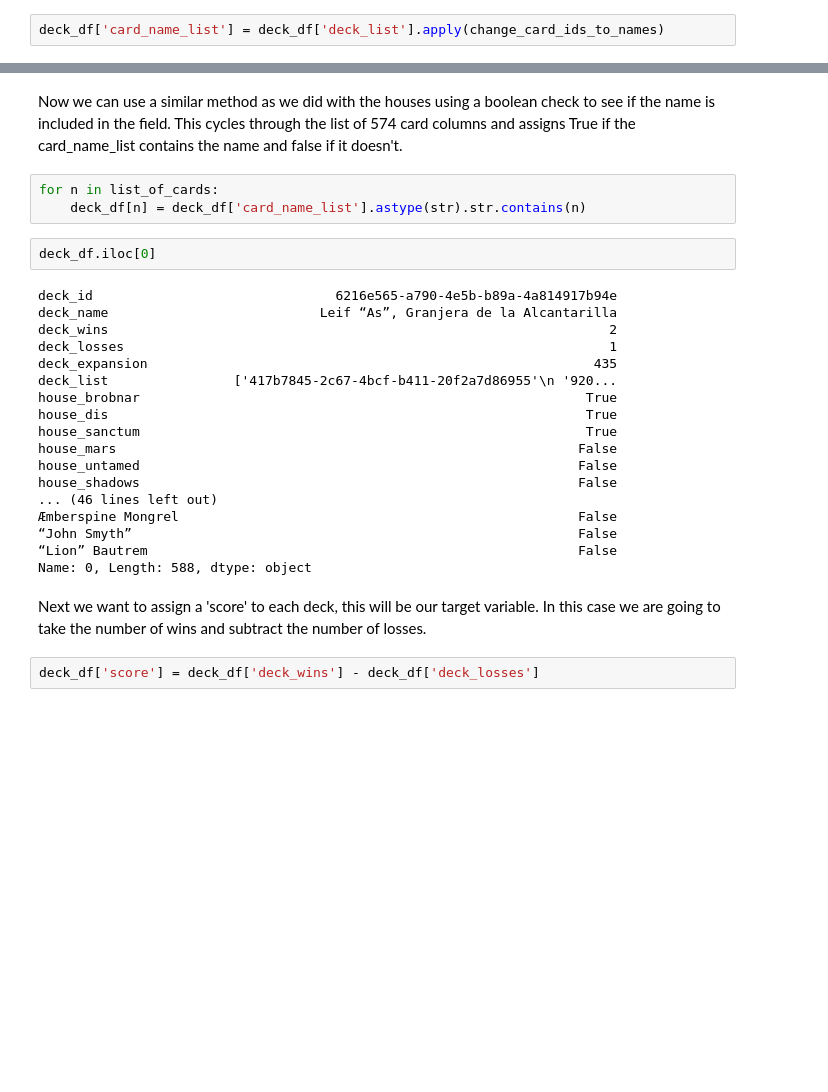
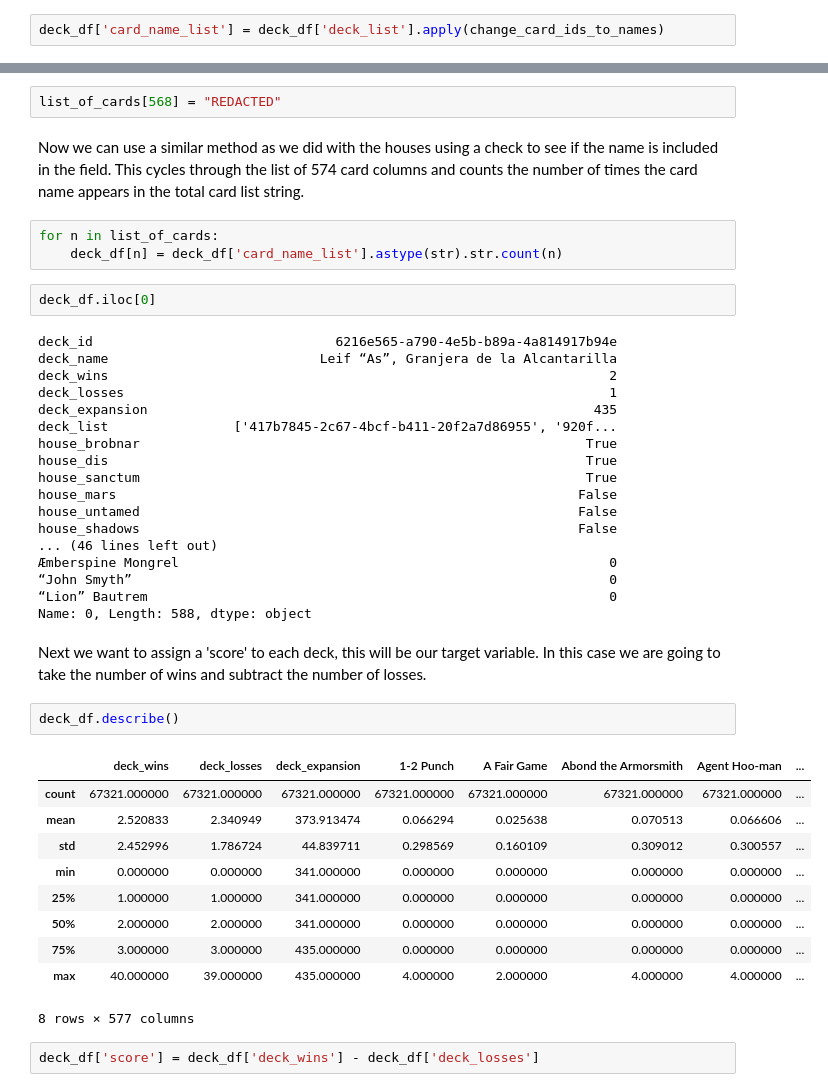
Before and after one commit to barrysheppard/B8IT110-Project, a Jupyter notebook: 02_tidy.ipynb, the cells around one changed output, grey strips where cells are left out. Drawn from its saved outputs; the diff is of its cells as text; blank space fills up the shorter version.

```diff
--- a/02_tidy.ipynb
+++ b/02_tidy.ipynb
@@ -160,8 +162,10 @@ Name: 0, dtype: object
+# %%
+list_of_cards[568] = "REDACTED"
 # %% [markdown]
-Now we can use a similar method as we did with the houses using a boolean check to see if the name is included in the field. This cycles through the list of 574 card columns and assigns True if the card_name_list contains the name and false if it doesn't.
+Now we can use a similar method as we did with the houses using a check to see if the name is included in the field. This cycles through the list of 574 card columns and counts the number of times the card name appears in the total card list string.
 # %%
 for n in list_of_cards:
-    deck_df[n] = deck_df['card_name_list'].astype(str).str.contains(n)
+    deck_df[n] = deck_df['card_name_list'].astype(str).str.count(n)
 # %%
 deck_df.iloc[0]
 # %% [output]
@@ -170,7 +174,7 @@ deck_name                           Leif “As”, Granjera de la Alcantarilla
 deck_wins                                                                2
 deck_losses                                                              1
 deck_expansion                                                         435
-deck_list                ['417b7845-2c67-4bcf-b411-20f2a7d86955'\n '920...
+deck_list                ['417b7845-2c67-4bcf-b411-20f2a7d86955', '920f...
 house_brobnar                                                         True
 house_dis                                                             True
 house_sanctum                                                         True
@@ -178,12 +182,25 @@ house_mars                                                           False
 house_untamed                                                        False
 house_shadows                                                        False
 ... (46 lines left out)
-Æmberspine Mongrel                                                   False
-“John Smyth”                                                         False
-“Lion” Bautrem                                                       False
+Æmberspine Mongrel                                                       0
+“John Smyth”                                                             0
+“Lion” Bautrem                                                           0
 Name: 0, Length: 588, dtype: object
 # %% [markdown]
 Next we want to assign a 'score' to each deck, this will be our target variable. In this case we are going to take the number of wins and subtract the number of losses.
+# %%
+deck_df.describe()
+# %% [output]
+|  | deck_wins | deck_losses | deck_expansion | 1-2 Punch | A Fair Game | Abond the Armorsmith | Agent Hoo-man | ... |
+| count | 67321.000000 | 67321.000000 | 67321.000000 | 67321.000000 | 67321.000000 | 67321.000000 | 67321.000000 | ... |
+| mean | 2.520833 | 2.340949 | 373.913474 | 0.066294 | 0.025638 | 0.070513 | 0.066606 | ... |
+| std | 2.452996 | 1.786724 | 44.839711 | 0.298569 | 0.160109 | 0.309012 | 0.300557 | ... |
+| min | 0.000000 | 0.000000 | 341.000000 | 0.000000 | 0.000000 | 0.000000 | 0.000000 | ... |
+| 25% | 1.000000 | 1.000000 | 341.000000 | 0.000000 | 0.000000 | 0.000000 | 0.000000 | ... |
+| 50% | 2.000000 | 2.000000 | 341.000000 | 0.000000 | 0.000000 | 0.000000 | 0.000000 | ... |
+| 75% | 3.000000 | 3.000000 | 435.000000 | 0.000000 | 0.000000 | 0.000000 | 0.000000 | ... |
+| max | 40.000000 | 39.000000 | 435.000000 | 4.000000 | 2.000000 | 4.000000 | 4.000000 | ... |
+8 rows × 577 columns
 # %%
 deck_df['score'] = deck_df['deck_wins'] - deck_df['deck_losses']
 # %%
```
Also changed, not shown: parts of 6 cells of this notebook.
